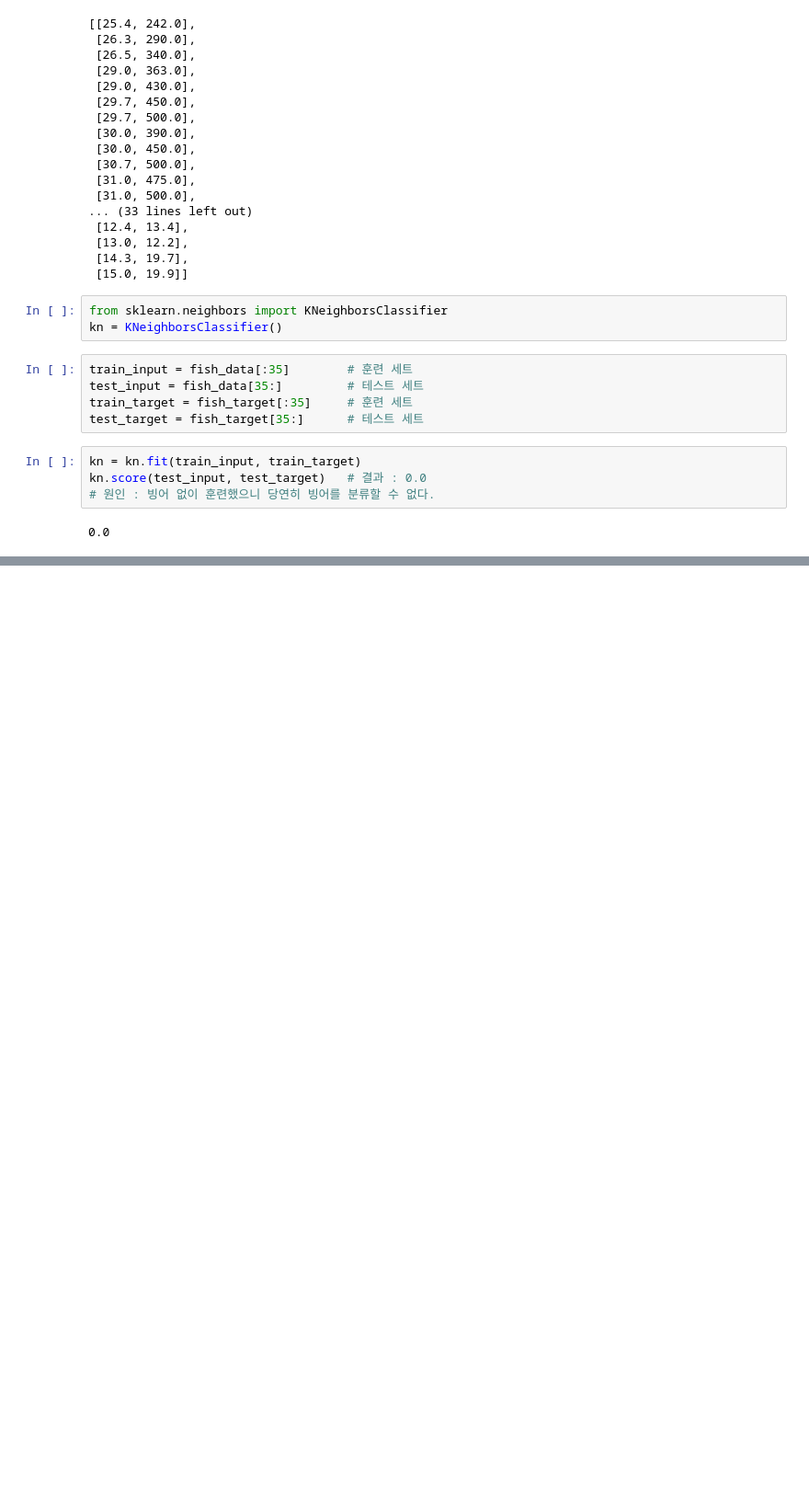
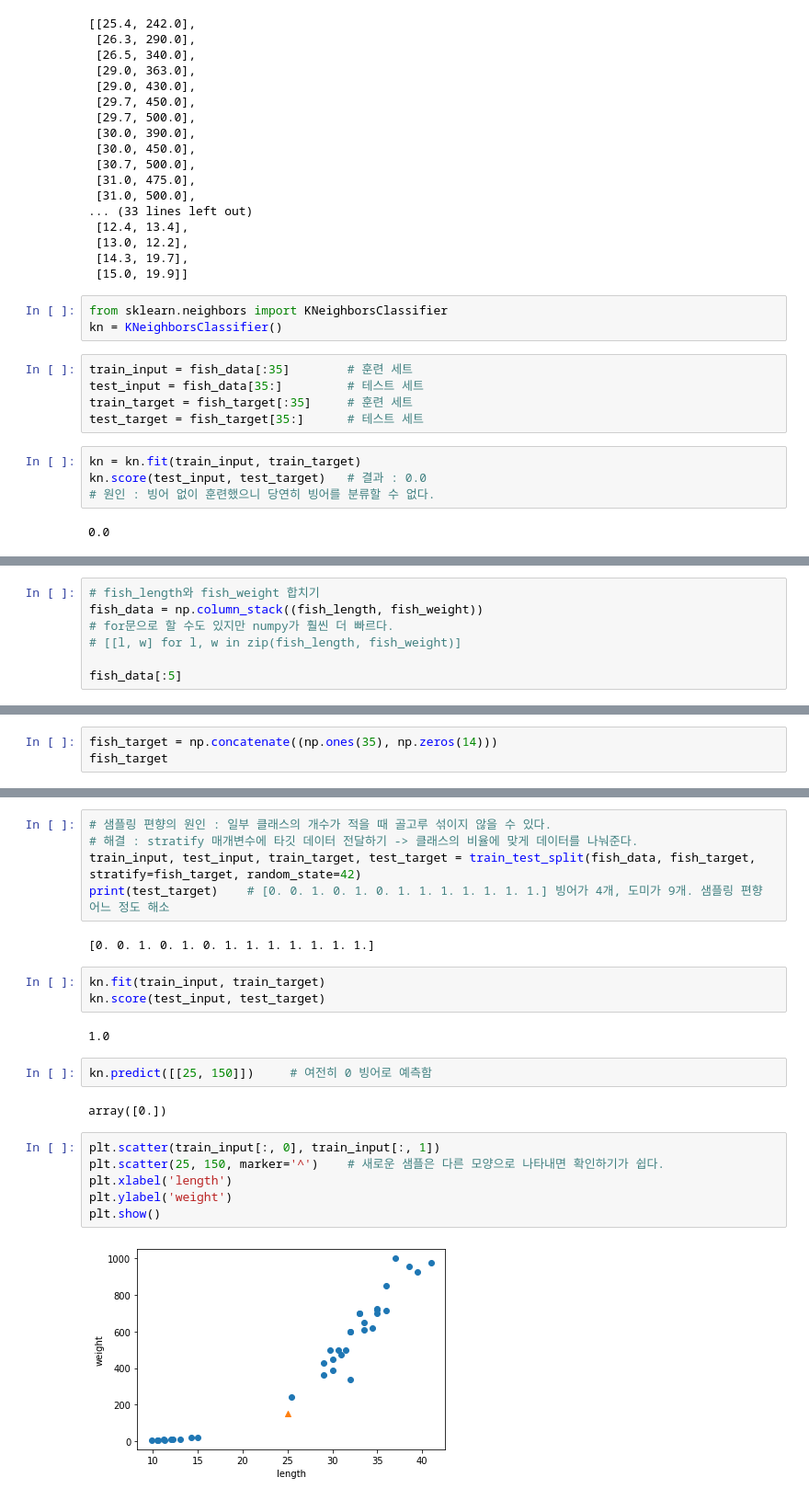
Before and after one commit to jiyun-kong/ML, a Jupyter notebook: ch2_DataSet.ipynb, the cells around one changed output, grey strips where cells are left out. Shown at 92% size. Saved outputs shown, nothing was run; the diff lists cells and outputs as text; blank space fills up the shorter version.

```diff
--- a/ch2_DataSet.ipynb
+++ b/ch2_DataSet.ipynb
@@ -79,0 +151,7 @@ no changes added to commit (use "git add" and/or "git commit -a")
+# %%
+# fish_length와 fish_weight 합치기
+fish_data = np.column_stack((fish_length, fish_weight))
+# for문으로 할 수도 있지만 numpy가 훨씬 더 빠르다.
+# [[l, w] for l, w in zip(fish_length, fish_weight)]
+
+fish_data[:5]
@@ -79,0 +164,3 @@ no changes added to commit (use "git add" and/or "git commit -a")
+# %%
+fish_target = np.concatenate((np.ones(35), np.zeros(14)))
+fish_target
@@ -79,0 +184,24 @@ no changes added to commit (use "git add" and/or "git commit -a")
+# %%
+# 샘플링 편향의 원인 : 일부 클래스의 개수가 적을 때 골고루 섞이지 않을 수 있다.
+# 해결 : stratify 매개변수에 타깃 데이터 전달하기 -> 클래스의 비율에 맞게 데이터를 나눠준다.
+train_input, test_input, train_target, test_target = train_test_split(fish_data, fish_target, stratify=fish_target, random_state=42)
+print(test_target)    # [0. 0. 1. 0. 1. 0. 1. 1. 1. 1. 1. 1. 1.] 빙어가 4개, 도미가 9개. 샘플링 편향 어느 정도 해소
+# %% [output]
+[0. 0. 1. 0. 1. 0. 1. 1. 1. 1. 1. 1. 1.]
+# %%
+kn.fit(train_input, train_target)
+kn.score(test_input, test_target)
+# %% [output]
+1.0
+# %%
+kn.predict([[25, 150]])     # 여전히 0 빙어로 예측함
+# %% [output]
+array([0.])
+# %%
+plt.scatter(train_input[:, 0], train_input[:, 1])
+plt.scatter(25, 150, marker='^')    # 새로운 샘플은 다른 모양으로 나타내면 확인하기가 쉽다.
+plt.xlabel('length')
+plt.ylabel('weight')
+plt.show()
+# %% [output]
+[figure, added]
```
Also changed, not shown: parts of 37 cells of this notebook.
